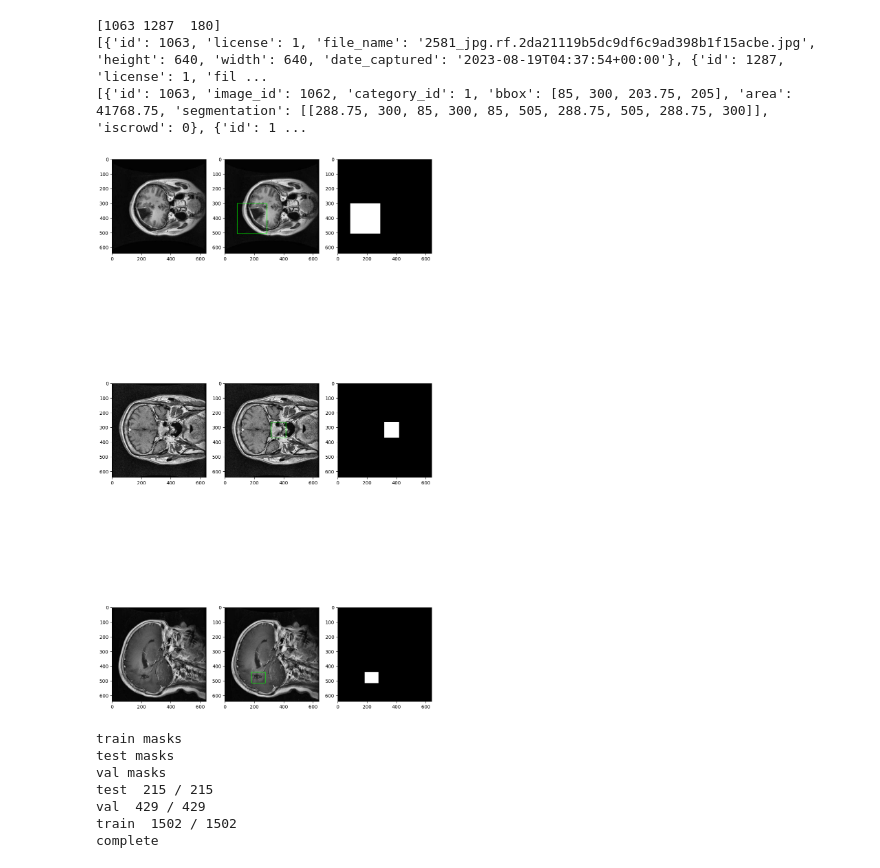
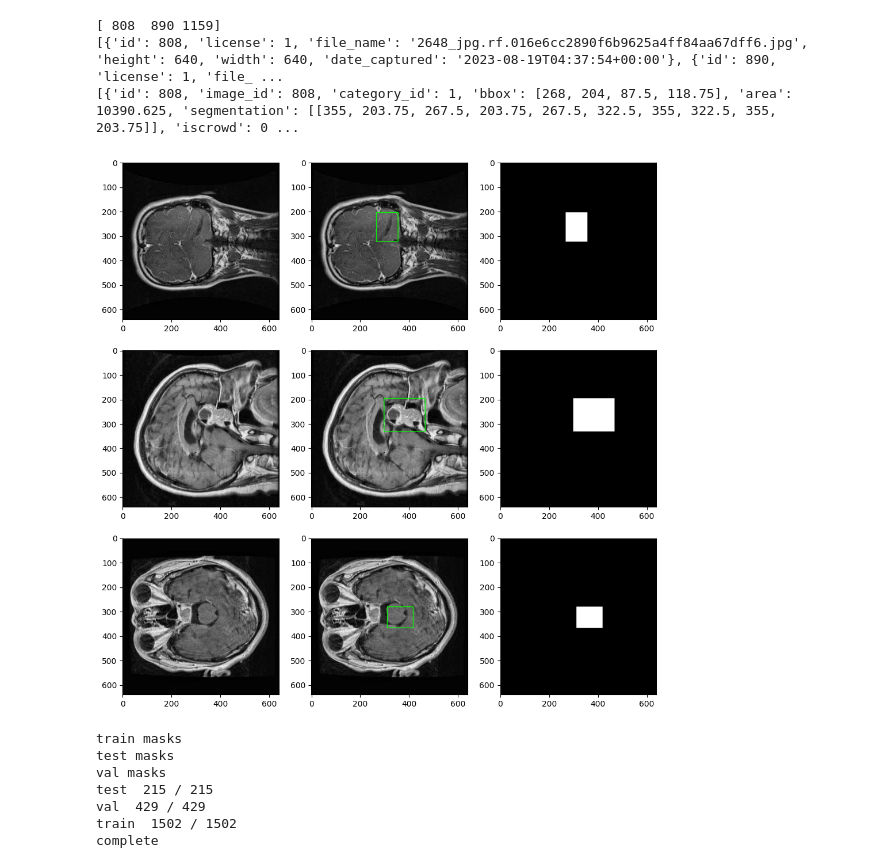
Before and after one commit to gndd1221/Brain-Tumor-Image-Segmentation, a Jupyter notebook: main.ipynb, the cells around one changed output. Drawn from its saved outputs; the diff is of its cells as text; code cells hidden in the pictures.

```diff
--- a/main.ipynb
+++ b/main.ipynb
@@ -42,41 +42,41 @@ def visualize_random_images(n=3): # select n random images
   print(annotations)
 
   j=1
-  plt.figure(figsize=(12, 4 * 2 * n))
+  plt.figure(figsize=(12, 2 * 2 * n))
   for img,ann in zip(images,annotations):
 
     # 原圖片
     plt.subplot(n,3,j)
     j+=1
     image = cv2.imread(train_path + img['file_name'])
     image = cv2.cvtColor(image, cv2.COLOR_BGR2RGB)
     plt.imshow(image)
 
     # 腫瘤範圍
     # create masked images from annotations
     segmentation = ann['segmentation']
     segmentation = np.array(segmentation[0], dtype=np.int32).reshape(-1, 2) #convert 1D into 2D
     # print(segmentation)
 
     cv2.polylines(image, [segmentation], isClosed=True, color=(0, 255, 0), thickness=2)  # Green color with thickness 2
 
     plt.subplot(n,3,j)
     plt.imshow(image)
     j+=1
 
     # 遮罩圖片
     mask = np.zeros((image.shape[0], image.shape[1]), dtype=np.uint8)
     cv2.fillPoly(mask, [segmentation], color=1)
     plt.subplot(n,3,j)
     plt.imshow(mask,cmap='gray')
     j+=1
 
 visualize_random_images()
 # %% [output]
-[1063 1287  180]
-[{'id': 1063, 'license': 1, 'file_name': '2581_jpg.rf.2da21119b5dc9df6c9ad398b1f15acbe.jpg', 'height': 640, 'width': 640, 'date_captured': '2023-08-19T04:37:54+00:00'}, {'id': 1287, 'license': 1, 'fil ...
-[{'id': 1063, 'image_id': 1062, 'category_id': 1, 'bbox': [85, 300, 203.75, 205], 'area': 41768.75, 'segmentation': [[288.75, 300, 85, 300, 85, 505, 288.75, 505, 288.75, 300]], 'iscrowd': 0}, {'id': 1 ...
+[ 808  890 1159]
+[{'id': 808, 'license': 1, 'file_name': '2648_jpg.rf.016e6cc2890f6b9625a4ff84aa67dff6.jpg', 'height': 640, 'width': 640, 'date_captured': '2023-08-19T04:37:54+00:00'}, {'id': 890, 'license': 1, 'file_ ...
+[{'id': 808, 'image_id': 808, 'category_id': 1, 'bbox': [268, 204, 87.5, 118.75], 'area': 10390.625, 'segmentation': [[355, 203.75, 267.5, 203.75, 267.5, 322.5, 355, 322.5, 355, 203.75]], 'iscrowd': 0 ...
-[figure, old version]
+[figure, new version]
 # %%
 def _train_masks():
     print('train masks')
```
Also changed, not shown: parts of 6 cells of this notebook, 1 other file.
